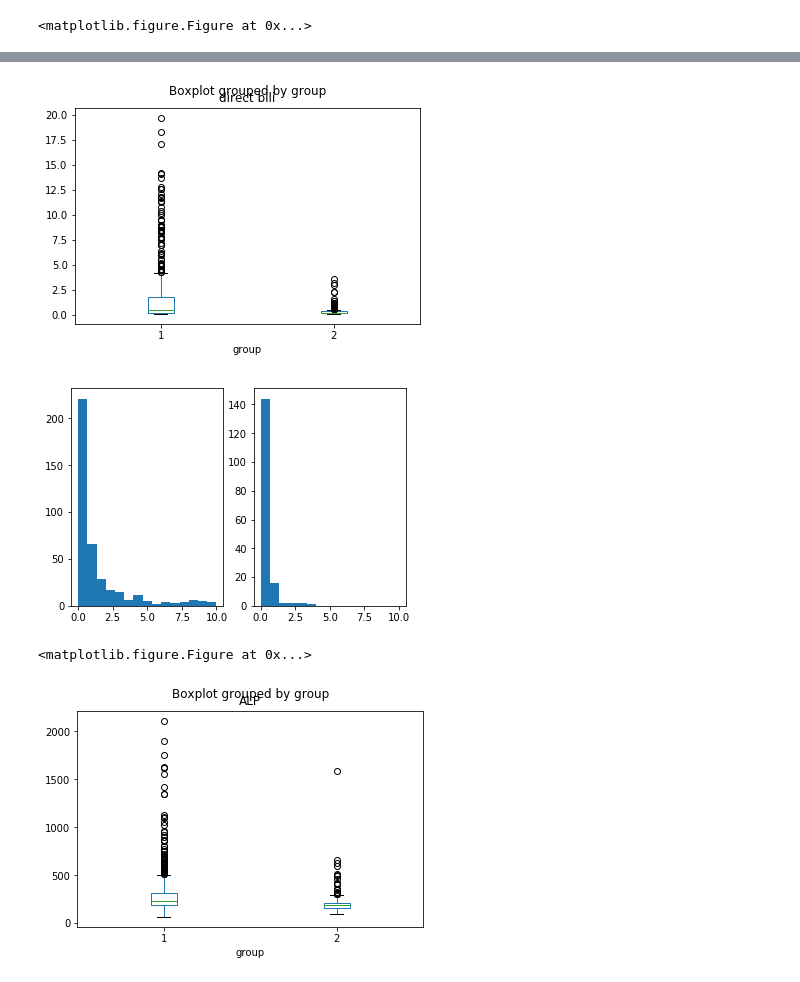
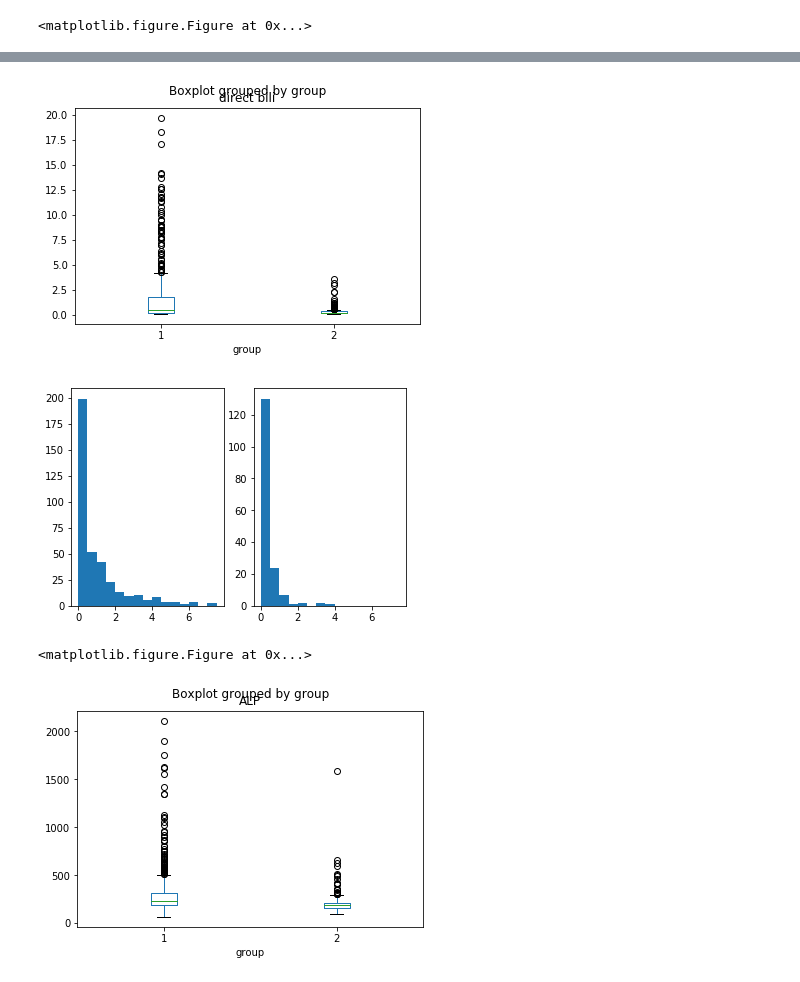
Before and after one commit to MadsenNils/Springboard-Capstone-1, a Jupyter notebook: data_cleaning.ipynb, the cells around one changed output, grey strips where cells are left out. Drawn from its saved outputs; the diff is of its cells as text; code cells hidden in the pictures.

```diff
--- a/data_cleaning.ipynb
+++ b/data_cleaning.ipynb
@@ -103,7 +93,7 @@ ___
 # %%
 # impute missing values
 liver_df = raw_df.copy()
-liver_df.loc[liver_df['a-g ratio'].isnull(), 'a-g ratio'] = liver_df.groupby('group')['a-g ratio'].transform('mean')
+liver_df.fillna(liver_df.mean(), inplace=True)
 print(liver_df.info())
 
 # check that only the previously NaN rows have been changed
@@ -178,19 +168,19 @@ plt.gcf().clear()
 # %%
 liver_df.boxplot('direct bili', by='group', grid=False)
 plt.show()
 
-plt_range = (0, 10)
+plt_range = (0, 7.5)
 plt_bins = 15
 plt.subplot(1, 2, 1)
 plt.hist(liver_df['direct bili'][liver_df.group==1], bins=plt_bins, range=plt_range)
 
 plt.subplot(1, 2, 2)
 plt.hist(liver_df['direct bili'][liver_df.group==2], bins=plt_bins, range=plt_range)
 plt.show()
 plt.gcf().clear()
 # %% [output]
 [figure]
-[figure, old version]
+[figure, new version]
 <matplotlib.figure.Figure at 0x...>
 # %%
 liver_df.boxplot('ALP', by='group', grid=False)
```
Also changed, not shown: parts of 8 cells of this notebook, 2 other files.
